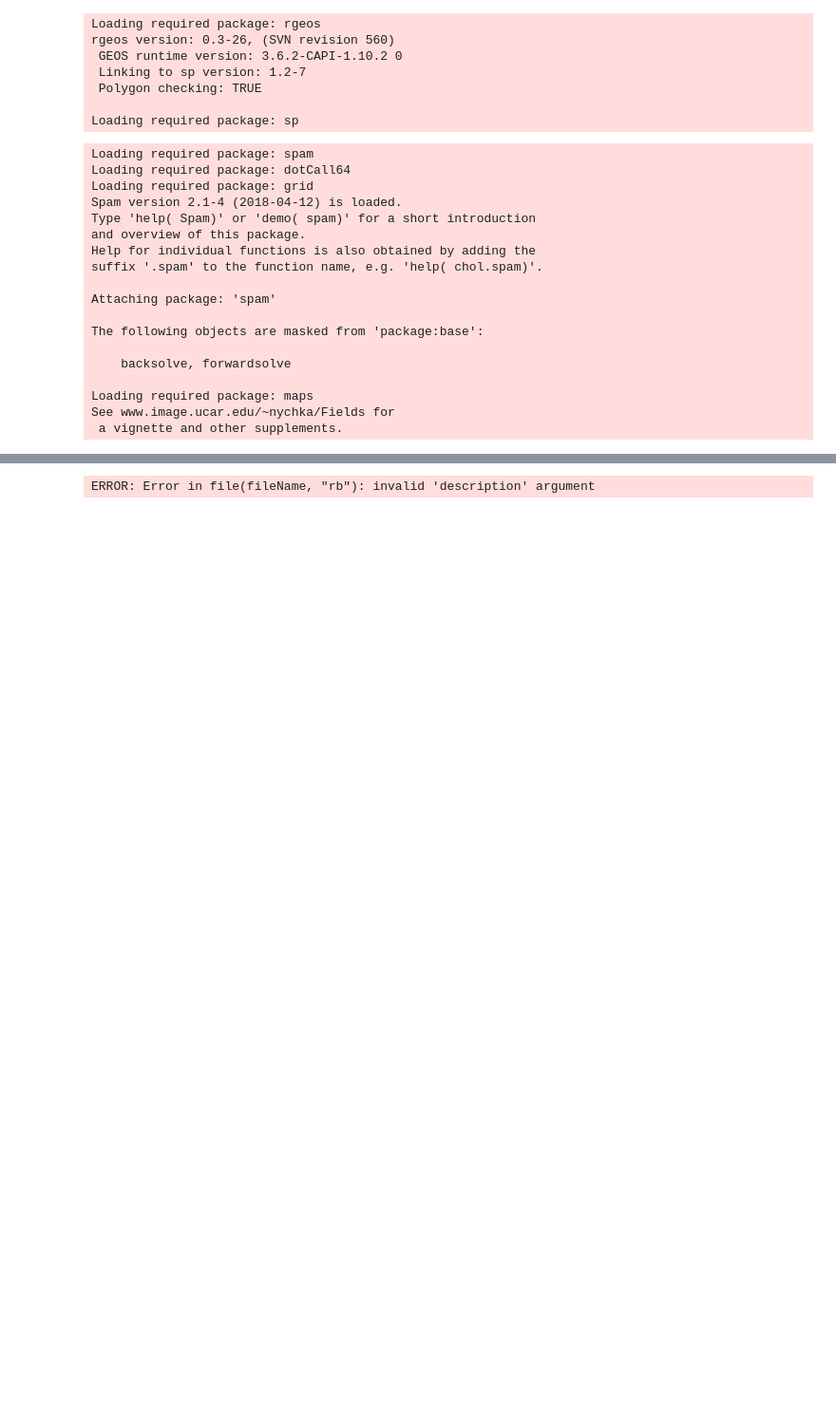
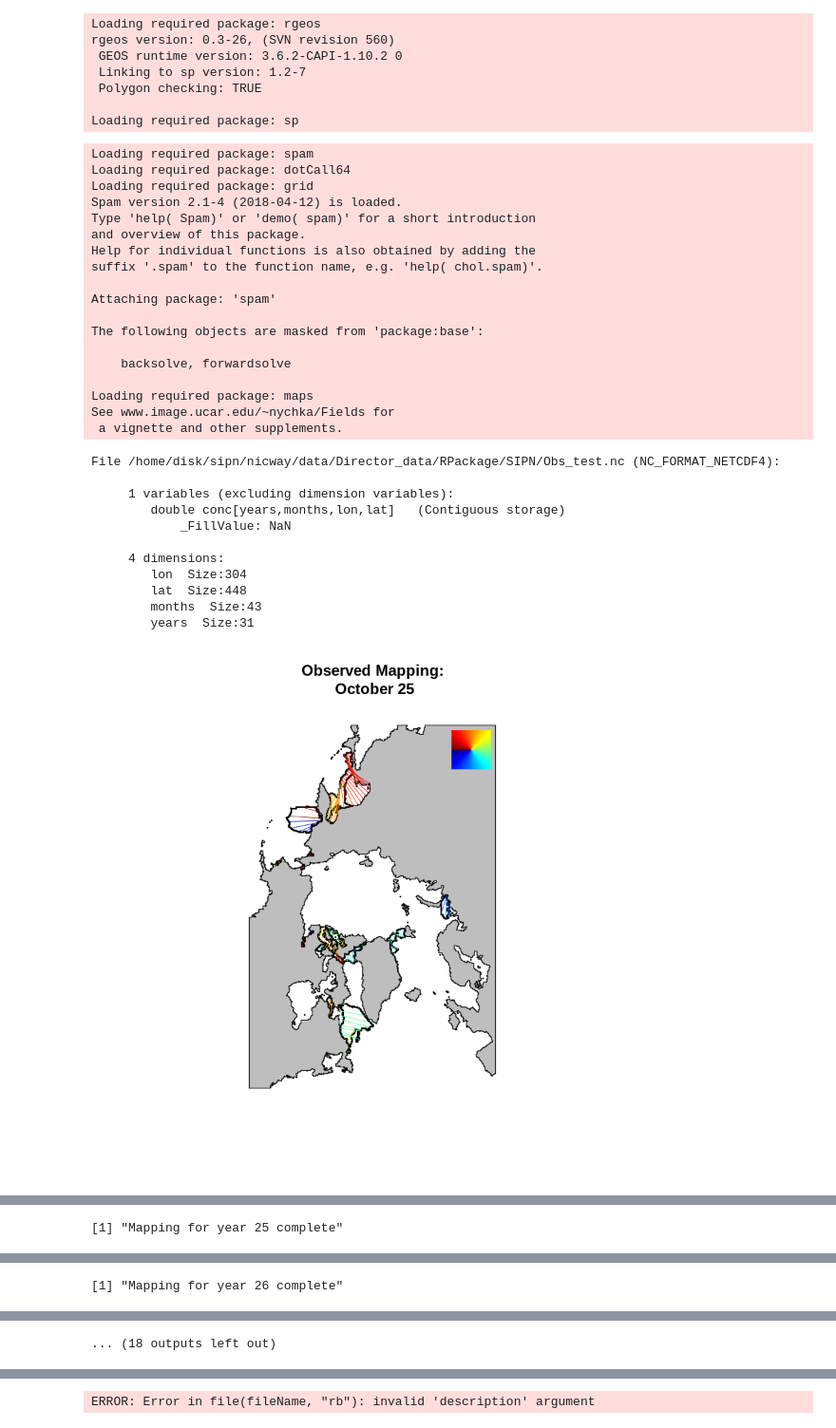
Before and after one commit to NicWayand/stcs, a Jupyter notebook: Test_Contour_Shifting.ipynb, the cells around one changed output, grey strips where cells are left out. Shown at 95% size. Cells and saved outputs as stored; diff of their text form; code cells hidden in the pictures; blank space fills up the shorter version.

```diff
--- a/Test_Contour_Shifting.ipynb
+++ b/Test_Contour_Shifting.ipynb
@@ -29,3 +29,24 @@ The following objects are masked from 'package:base':
 Loading required package: maps
 See www.image.ucar.edu/~nychka/Fields for
  a vignette and other supplements.
+# %%
+# Testing new SIPN files
+quickRun(obsNCDF = "/home/disk/sipn/nicway/data/Director_data/RPackage/SIPN/Obs_test.nc",
+         predNCDF = "/home/disk/sipn/nicway/data/Director_data/RPackage/SIPN/Mod_test.nc",
+         predYears = c(29:30),
+         startYear = 25, month = 10,
+         outputFile = "/home/disk/sipn/nicway/data/Director_data/RPackage/SIPN/Mod_adj_test.nc", level = 15,
+         datTypeObs = "bootstrap")
+# %% [output]
+File /home/disk/sipn/nicway/data/Director_data/RPackage/SIPN/Obs_test.nc (NC_FORMAT_NETCDF4):
+
+     1 variables (excluding dimension variables):
+        double conc[years,months,lon,lat]   (Contiguous storage)
+            _FillValue: NaN
+
+     4 dimensions:
+        lon  Size:304
+        lat  Size:448
+        months  Size:43
+        years  Size:31
+[figure, added]
@@ -31,0 +55 @@ See www.image.ucar.edu/~nychka/Fields for
+[1] "Mapping for year 25 complete"
@@ -31,0 +60 @@ See www.image.ucar.edu/~nychka/Fields for
+[1] "Mapping for year 26 complete"
@@ -32 +63,2 @@ See www.image.ucar.edu/~nychka/Fields for
+... (18 outputs left out)
 # %%
```
Also changed, not shown: parts of 3 cells of this notebook.
